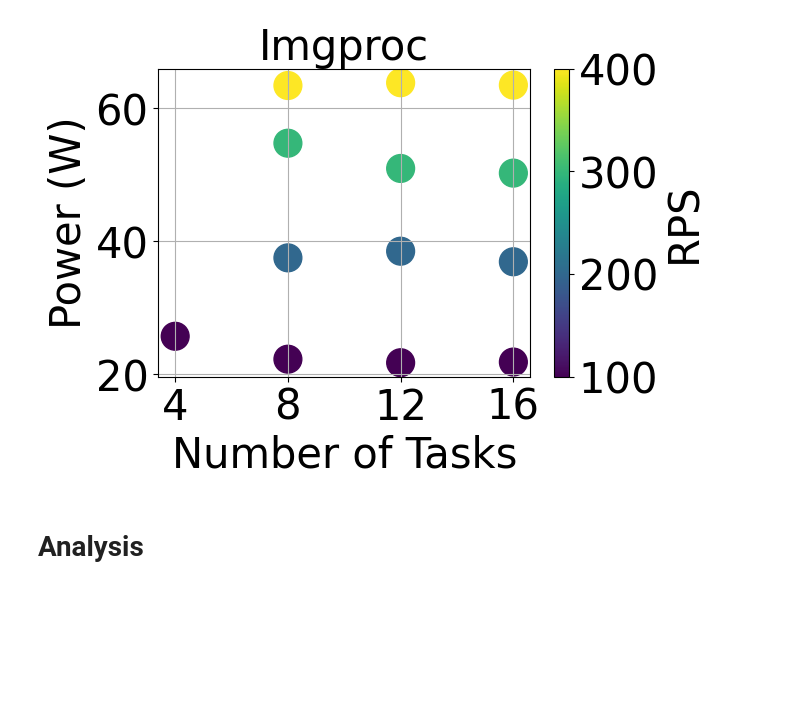
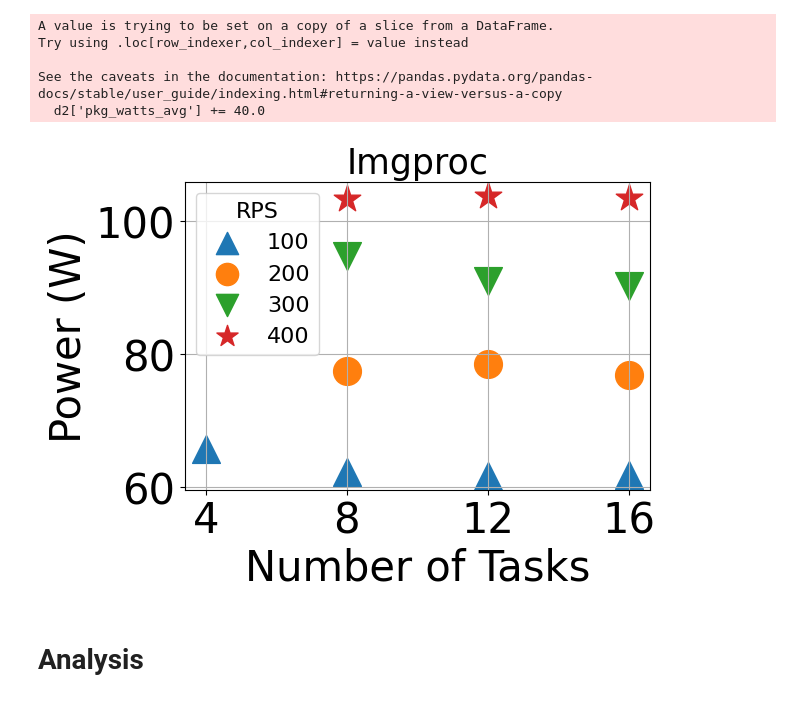
Before and after one commit to EEStrmCmptng/dataset, a Jupyter notebook: micro/imgproc/different_mappers_experiment/graph.ipynb, the cells around one changed output. Drawn from its saved outputs; the diff is of its cells as text; code cells hidden in the pictures; blank space fills up the shorter version.

Commit message:
update graphs

```diff
--- a/micro/imgproc/different_mappers_experiment/graph.ipynb
+++ b/micro/imgproc/different_mappers_experiment/graph.ipynb
@@ -5,24 +5,42 @@ import matplotlib.pylab as plt
 # %%
 d = pd.read_csv("combined.csv")
 d2 = d[(d['SourcenumRecordsOutPerSecond_avg'] >= (d['rate'] * 0.95)) & (d.i == 0) & (d.nmappers <=16)]
+d2['pkg_watts_avg'] += 40.0
+scatterm = {
+    100.0: '^',
+    200.0: 'o',
+    300.0: 'v',
+    400.0: '*'
+}
+# %% [output]
+A value is trying to be set on a copy of a slice from a DataFrame.
+Try using .loc[row_indexer,col_indexer] = value instead
+
+See the caveats in the documentation: https://pandas.pydata.org/pandas-docs/stable/user_guide/indexing.html#returning-a-view-versus-a-copy
+  d2['pkg_watts_avg'] += 40.0
 # %%
 plt.rcParams['figure.figsize'] = 6,4
 plt.rc('axes', labelsize=30)    # fontsize of the x and y labels
 plt.rc('xtick', labelsize=30)    # fontsize of the tick labels
 plt.rc('ytick', labelsize=30)    # fontsize of the tick labels
 
-plt.scatter(d2['nmappers'], d2['pkg_watts_avg'], c=d2['rate'], cmap='viridis', s=400)
-plt.colorbar(label='RPS')
+#plt.scatter(d2['nmappers'], d2['pkg_watts_avg'], c=d2['rate'], cmap='viridis', s=400)
+for rk in d2['rate'].unique().tolist():
+    d3 = d2[d2.rate==rk]
+    plt.scatter(d3['nmappers'], d3['pkg_watts_avg'], s=400, marker=scatterm[rk], label=f"{int(rk)}")
+
+#plt.colorbar(label='RPS')
 plt.xticks(d2.nmappers.unique())
 plt.xlabel('Number of Tasks')
 plt.ylabel('Power (W)')
-plt.title('Imgproc', size=30)
+plt.title('Imgproc', size=25)
+plt.legend(markerscale=0.8, fontsize=16, title="RPS", title_fontsize=16)
 #plt.ylim(bottom=0)
 #plt.xlim(left=0)
 plt.grid()
 plt.savefig("imgprocdiffmappers.pdf", bbox_inches='tight')
 # %% [output]
-[figure, old version]
+[figure, new version]
 # %% [markdown]
 # Analysis
 # %%
```
Also changed, not shown: 4 other files.
